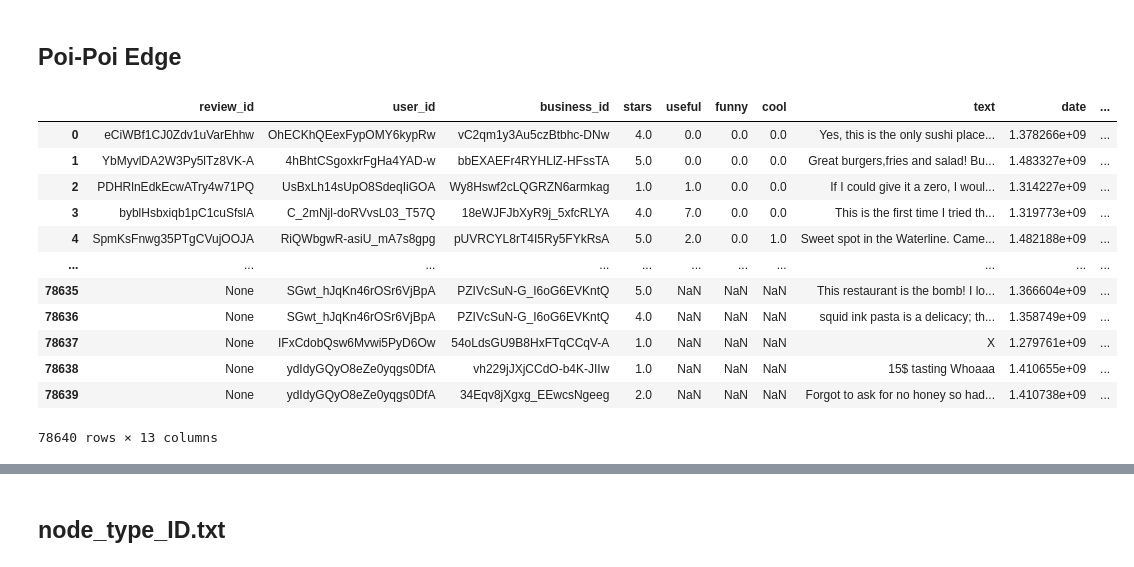
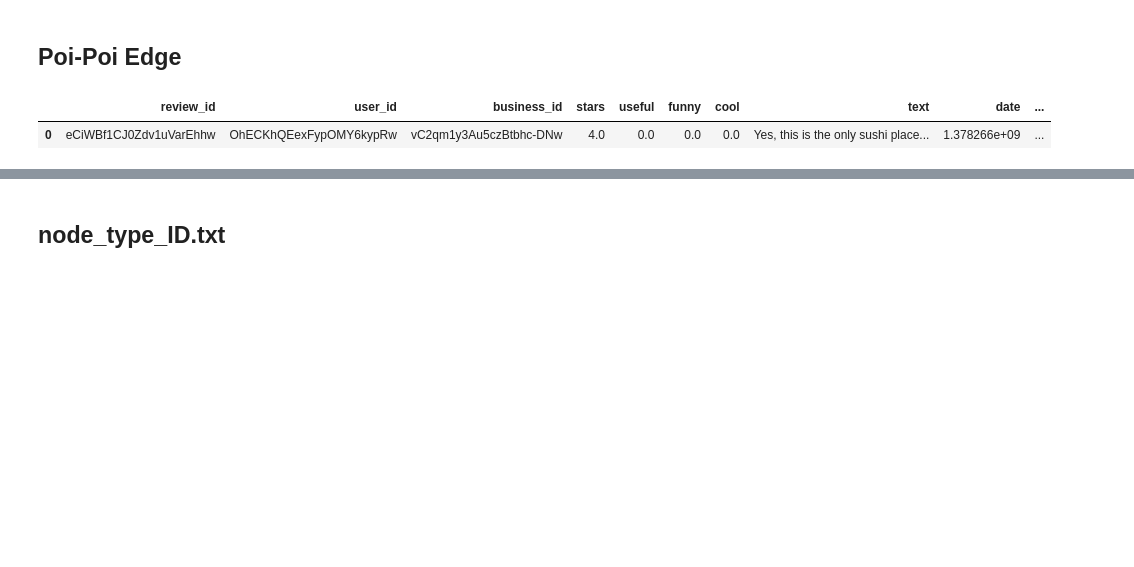
Before and after one commit to Lotus0316/Deep_Learning_Final_Project, a Jupyter notebook: code/Edge_n_weight.ipynb, the cells around one changed output, grey strips where cells are left out. Cells and saved outputs as stored; diff of their text form; code cells hidden in the pictures; blank space fills up the shorter version.

```diff
--- a/code/Edge_n_weight.ipynb
+++ b/code/Edge_n_weight.ipynb
@@ -278,22 +256,11 @@ with open("../cleaned_data/graph_data/User2Poi_edges.txt", "w") as f:
 # %%
 from datetime import datetime
 
 review_train_df["date2"] = [datetime.fromtimestamp(x) for x in review_train_df["date"]]
-review_train_df
+review_train_df.head(1)
 # %% [output]
 |  | review_id | user_id | business_id | stars | useful | funny | cool | text | date | ... |
 | 0 | eCiWBf1CJ0Zdv1uVarEhhw | OhECKhQEexFypOMY6kypRw | vC2qm1y3Au5czBtbhc-DNw | 4.0 | 0.0 | 0.0 | 0.0 | Yes, this is the only sushi place... | 1.378266e+09 | ... |
-| 1 | YbMyvlDA2W3Py5lTz8VK-A | 4hBhtCSgoxkrFgHa4YAD-w | bbEXAEFr4RYHLlZ-HFssTA | 5.0 | 0.0 | 0.0 | 0.0 | Great burgers,fries and salad! Bu... | 1.483327e+09 | ... |
-| 2 | PDHRlnEdkEcwATry4w71PQ | UsBxLh14sUpO8SdeqIiGOA | Wy8Hswf2cLQGRZN6armkag | 1.0 | 1.0 | 0.0 | 0.0 | If I could give it a zero, I woul... | 1.314227e+09 | ... |
-| 3 | byblHsbxiqb1pC1cuSfslA | C_2mNjl-doRVvsL03_T57Q | 18eWJFJbXyR9j_5xfcRLYA | 4.0 | 7.0 | 0.0 | 0.0 | This is the first time I tried th... | 1.319773e+09 | ... |
-| 4 | SpmKsFnwg35PTgCVujOOJA | RiQWbgwR-asiU_mA7s8gpg | pUVRCYL8rT4I5Ry5FYkRsA | 5.0 | 2.0 | 0.0 | 1.0 | Sweet spot in the Waterline. Came... | 1.482188e+09 | ... |
-| ... | ... | ... | ... | ... | ... | ... | ... | ... | ... | ... |
-| 78635 | None | SGwt_hJqKn46rOSr6VjBpA | PZIVcSuN-G_I6oG6EVKntQ | 5.0 | NaN | NaN | NaN | This restaurant is the bomb! I lo... | 1.366604e+09 | ... |
-| 78636 | None | SGwt_hJqKn46rOSr6VjBpA | PZIVcSuN-G_I6oG6EVKntQ | 4.0 | NaN | NaN | NaN | squid ink pasta is a delicacy; th... | 1.358749e+09 | ... |
-| 78637 | None | IFxCdobQsw6Mvwi5PyD6Ow | 54oLdsGU9B8HxFTqCCqV-A | 1.0 | NaN | NaN | NaN | X | 1.279761e+09 | ... |
-| 78638 | None | ydIdyGQyO8eZe0yqgs0DfA | vh229jJXjCCdO-b4K-JIIw | 1.0 | NaN | NaN | NaN | 15$ tasting Whoaaa | 1.410655e+09 | ... |
-| 78639 | None | ydIdyGQyO8eZe0yqgs0DfA | 34Eqv8jXgxg_EEwcsNgeeg | 2.0 | NaN | NaN | NaN | Forgot to ask for no honey so had... | 1.410738e+09 | ... |
-78640 rows × 13 columns
 # %%
 time_table = review_train_df.pivot_table(
     index="user_id",
```
Also changed, not shown: parts of 9 cells of this notebook, 9 other files.
